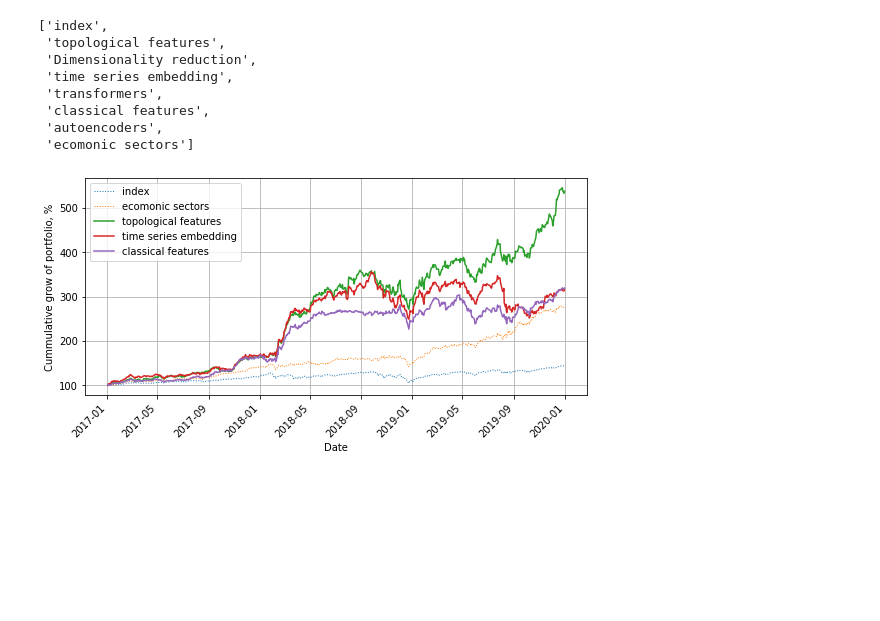
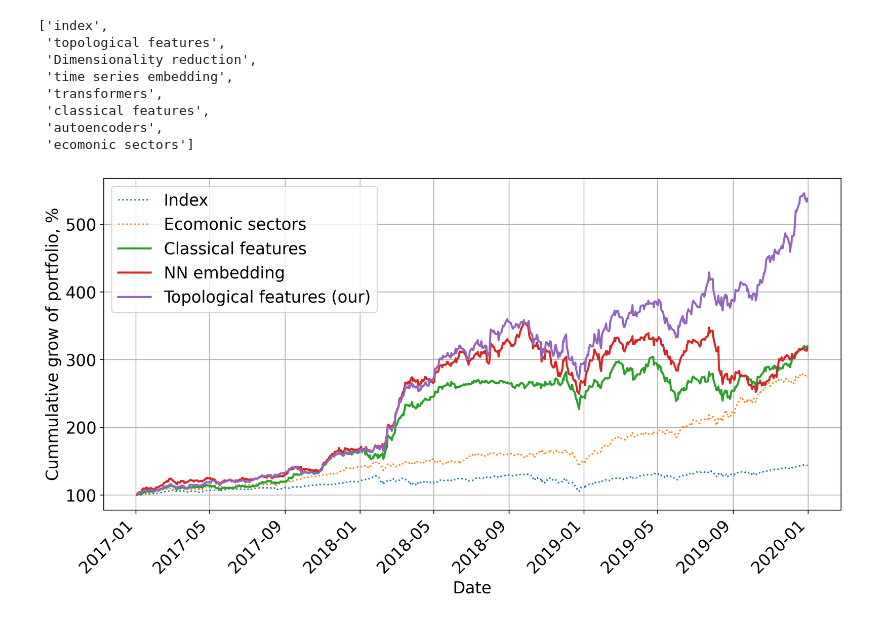
Before and after one commit to petrsokerin/Stock_clustering_paper, a Jupyter notebook: new_res_analysis.ipynb, the cells around one changed output. Saved outputs shown, nothing was run; the diff lists cells and outputs as text; code cells hidden in the pictures; blank space fills up the shorter version.

Commit message:
update visual

```diff
--- a/new_res_analysis.ipynb
+++ b/new_res_analysis.ipynb
@@ -320,7 +324,7 @@ sorted(dict_port_methods.keys())
 # %%
-all_experiments = all_experiments.sort_values(['Risk'], ascending=False)
-all_experiments_selected  = all_experiments[all_experiments['exp_name'] == exp_name].drop(['exp_name'], axis=1)
-all_experiments_gr = all_experiments_selected.groupby(['category'], as_index=False, sort=True).first()
+all_experiments_dropped = all_experiments_dropped.sort_values(['Risk'], ascending=False)
+all_experiments_one_year  = all_experiments_dropped[all_experiments_dropped['exp_name'] == exp_name].drop(['exp_name'], axis=1)
+all_experiments_gr = all_experiments_one_year.groupby(['category'], as_index=False, sort=True).first()
 all_experiments_gr
 # %% [output]
 |  | category | emb_model | Risk | Sharpe | clust_model |
@@ -359,31 +363,36 @@ dict_keys(['Dimensionality reduction', 'autoencoders', 'classical features', 'ec
  'classical features',
  'autoencoders',
  'ecomonic sectors']
-# %%
-methods_to_save = ['index', 'ecomonic sectors', 'topological features',
-       'time series embedding', 'classical features']
-
-methods = {meth:methods[meth] for meth in methods_to_save}
 # %%
+methods_to_save = ['index', 'ecomonic sectors', 'classical features', 'NN embedding',  'topological features']
+
 method_styles = {
-    'index': {'linewidth':1, 'linestyle':'dotted'},
-    'ecomonic sectors': {'linewidth':1, 'linestyle':'dotted'},
-    'topological features': {'linewidth':1.5, 'linestyle':'solid'},
-    'time series embedding': {'linewidth':1.5, 'linestyle':'solid'},
-    'classical features': {'linewidth':1.5, 'linestyle':'solid'}
+    'index': {'linewidth':1.5, 'linestyle':'dotted'},
+    'ecomonic sectors': {'linewidth':1.5, 'linestyle':'dotted'},
+    'topological features': {'linewidth':2, 'linestyle':'solid'},
+    'NN embedding': {'linewidth':2, 'linestyle':'solid'},
+    'classical features': {'linewidth':2, 'linestyle':'solid'}
 }
 # %%
-plt.figure(figsize=(9, 4))
+fs = 16
 
-for method_name, vals in methods.items():
-    plt.plot((1+ vals).cumprod() * 100, label=method_name, **method_styles[method_name])
+plt.figure(figsize=(13, 6), dpi=300)
 
-plt.xticks(rotation=45, ha='right')
+for method_name in methods_to_save:
+    vals = methods[method_name]
+    new_label = method_name[0].upper() + method_name[1:]
+
+    if 'opolog' in new_label:
+        new_label = new_label + ' (our)'
+    plt.plot((1+ vals).cumprod() * 100, label=new_label, **method_styles[method_name])
+
+plt.xticks(rotation=45, ha='right', fontsize=fs)
+plt.yticks(fontsize=fs)
 plt.grid()
-plt.legend()
-plt.xlabel('Date')
-plt.ylabel('Cummulative grow of portfolio, %')
+plt.legend(fontsize=fs)
+plt.xlabel('Date', fontsize=fs)
+plt.ylabel('Cummulative grow of portfolio, %', fontsize=fs)
 
 plt.show()
 # %% [output]
-[figure, old version]
+[figure, new version]
```
Also changed, not shown: parts of 13 cells of this notebook, 1 other file.
